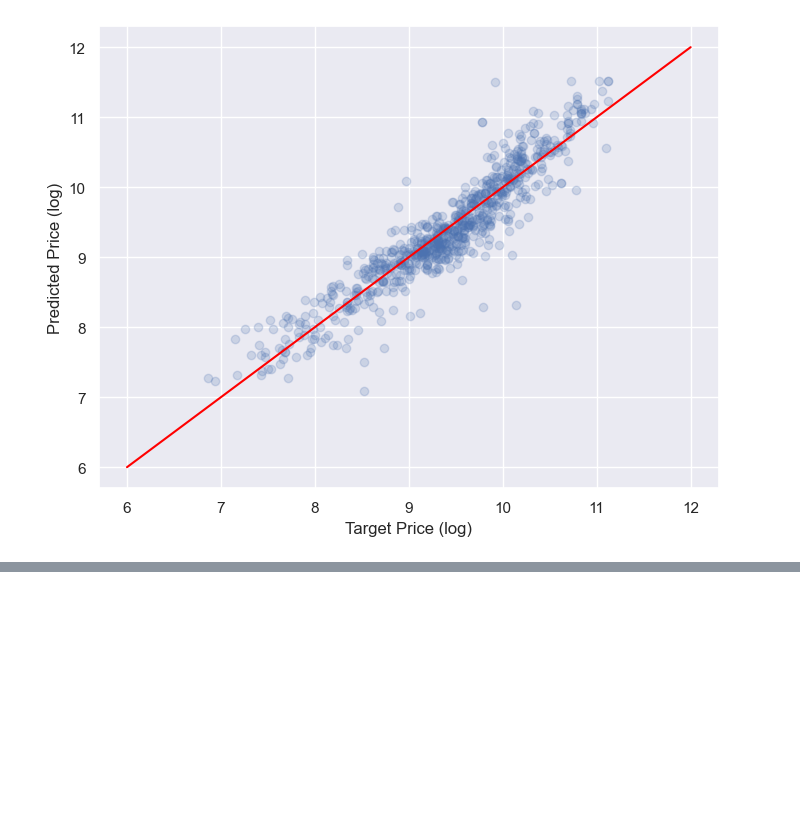
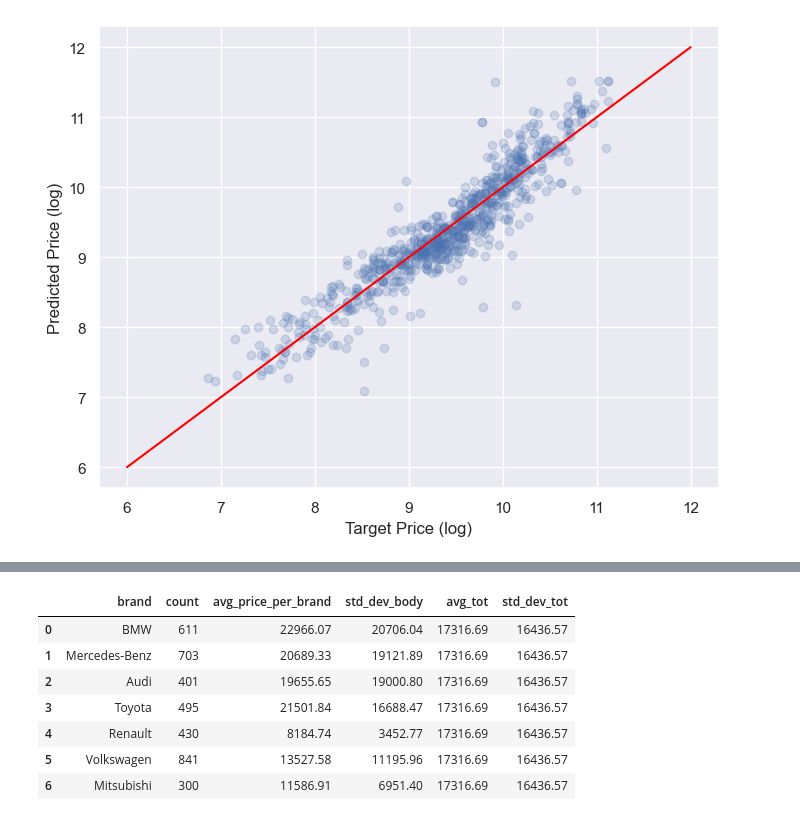
Before and after one commit to Leon-MRR/data_analysis1, a Jupyter notebook: Car price Analysis.ipynb, the cells around one changed output, grey strips where cells are left out. Cells and saved outputs as stored; diff of their text form; code cells hidden in the pictures; blank space fills up the shorter version.

```diff
--- a/Car price Analysis.ipynb
+++ b/Car price Analysis.ipynb
@@ -779,0 +828,25 @@ df_pf.sort_values(by=['Difference%']).reset_index(drop=True)
+# %%
+query3 = """
+    with cte as(select avg(price) as avg_price, stddev_samp(price) as std from car_prices2)
+    select
+    cp.brand, count(cp.brand) as count, round(avg(cp.price),2) as avg_price_per_brand, round(stddev_samp(cp.price),2) as std_dev_body,
+    round(c.avg_price,2) as avg_tot, round(c.std,2) as std_dev_tot
+    from
+    car_prices2 cp
+    cross join
+    cte c
+    group by cp.brand, c.avg_price;
+"""
+
+df_newnew2 = pd.read_sql(query3,engine)
+# %%
+df_newnew2
+# %% [output]
+|  | brand | count | avg_price_per_brand | std_dev_body | avg_tot | std_dev_tot |
+| 0 | BMW | 611 | 22966.07 | 20706.04 | 17316.69 | 16436.57 |
+| 1 | Mercedes-Benz | 703 | 20689.33 | 19121.89 | 17316.69 | 16436.57 |
+| 2 | Audi | 401 | 19655.65 | 19000.80 | 17316.69 | 16436.57 |
+| 3 | Toyota | 495 | 21501.84 | 16688.47 | 17316.69 | 16436.57 |
+| 4 | Renault | 430 | 8184.74 | 3452.77 | 17316.69 | 16436.57 |
+| 5 | Volkswagen | 841 | 13527.58 | 11195.96 | 17316.69 | 16436.57 |
+| 6 | Mitsubishi | 300 | 11586.91 | 6951.40 | 17316.69 | 16436.57 |
```
Also changed, not shown: parts of 40 cells of this notebook.
